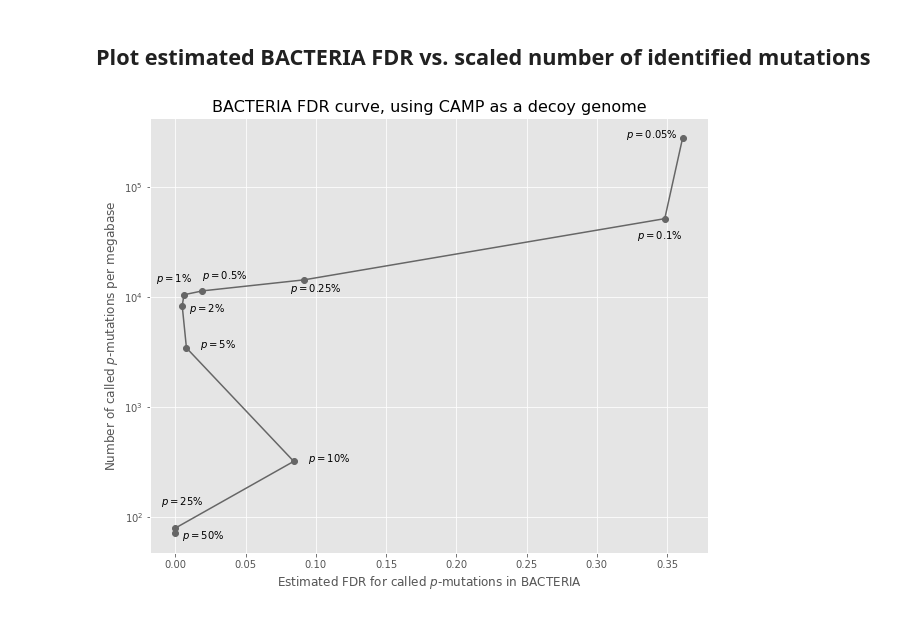
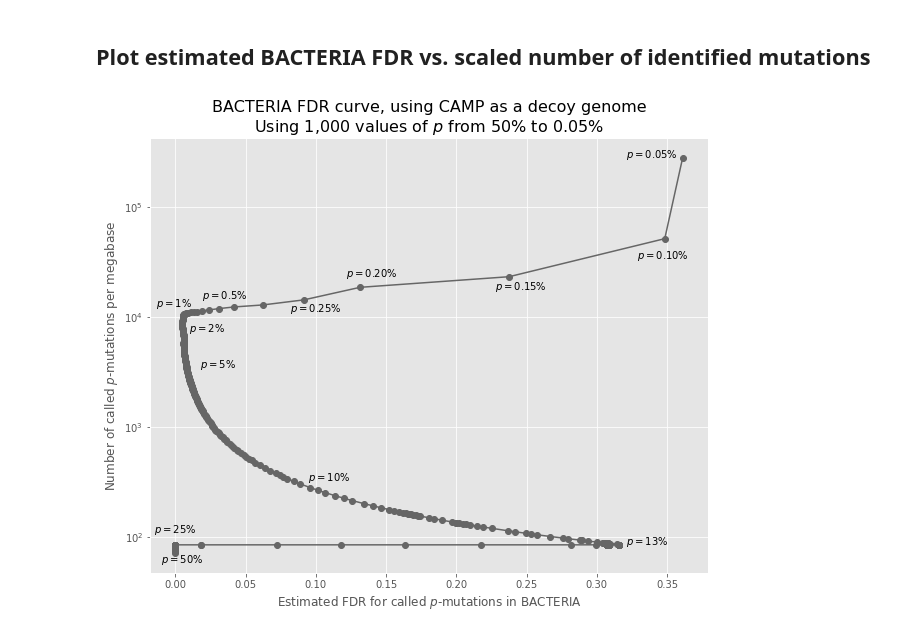
Before and after one commit to fedarko/sheepgut, a Jupyter notebook: notebooks/DemonstratingTargetDecoyApproach.ipynb, the cells around one changed output. Saved outputs shown, nothing was run; the diff lists cells and outputs as text; code cells hidden in the pictures.

Commit message:
LOTTTS of values of p; and speed up naive var calling

```diff
--- a/notebooks/DemonstratingTargetDecoyApproach.ipynb
+++ b/notebooks/DemonstratingTargetDecoyApproach.ipynb
@@ -13,5 +13,7 @@ seq2pos2pileup = pileup.load()
 
 We don't limit to "sufficiently-covered" positions here -- so we consider all regions throughout a genome.
 # %%
-percentages = [50, 25, 10, 5, 2, 1, 0.5, 0.25, 0.1, 0.05]
+# percentages = [50, 25, 20, 15, 12.5, 10, 7.5, 5, 2, 1, 0.5, 0.25, 0.2, 0.15, 0.1, 0.05]
+percentages = [p / 100 for p in range(5, 5001, 5)][::-1]
+print(percentages, len(percentages))
 p2pct = get_p2pct(percentages)
@@ -37,8 +38,9 @@ def naive_calling(seq, verbose=True):
         if verbose and pos % 100000 == 0:
             print(f"On {seq2name[seq]} position {pos:,} / {seqlen:,} ({100 * (pos / seqlen):.2f}%).")
         pos_pileup = seq2pos2pileup[seq][pos]
+        mfa_pct = pileup.get_max_freq_alt_nt_pct(pos_pileup)
         for p in percentages:
-            if pileup.naively_call_mutation(pos_pileup, p2pct[p]):
+            if mfa_pct > p2pct[p]:
                 p2called_mutations[p].append(pos)
 
     # We have the equation
@@ -115,6 +117,6 @@ for p in percentages:
     print(
         f"Estimated FDR for p = {p}% = "
         f"{camp_naive_p2numpermb[p]:,.2f} / {bacteria_naive_p2numpermb[p]:,.2f} = "
-        f"{p2bacteriafdr[p]:.2f}"
+        f"{p2bacteriafdr[p]:}"
     )
 # %% [output]
@@ -154,35 +163,47 @@ with open("misc-text/naive-calling-target-decoy.tex", "w") as of:
 # %%
 fig, ax = pyplot.subplots(1)
 
 # FDR
 x = []
 # number of mutations per megabase
 y = []
 for p in percentages:
     cx = p2bacteriafdr[p]
     cy = bacteria_naive_p2numpermb[p]
     x.append(cx)
     y.append(cy)
     # add labels (manually positioned). yeah, i know i know
-    if p == 50: dy = -8; dx = 0.005
-    elif p == 25: dy = 50; dx = -0.01
+    dy = None
+    dx = None
+    if p == 50: dy = -13; dx = -0.01
+    elif p == 25: dy = 30; dx = -0.015
+    elif p == 13: dy = 0; dx = 0.005
     elif p == 10: dy = 0; dx = 0.01
     elif p == 5: dy = 0; dx = 0.01
     elif p == 2: dy = -10**3; dx = 0.005
-    elif p == 1: dy = 10**3.5; dx = -0.02
+    elif p == 1: dy = 10**3.3; dx = -0.02
     elif p == 0.5: dy = 10**3.5; dx = 0.0
     elif p == 0.25: dy = -10**3.5; dx = -0.01
+    elif p == 0.2: dy = 10**3.65; dx = -0.01
+    elif p == 0.15: dy = -10**3.75; dx = -0.01
     elif p == 0.1: dy = -10**4.25; dx = -0.02
     elif p == 0.05: dy = 0; dx = -0.04
-    ax.text(cx + dx, cy + dy, f"$p = {p}\%$")
+    if dy is not None:
+        if p >= 1:
+            text = f"$p = {p:.0f}\%$"
+        elif p >= 0.5:
+            text = f"$p = {p:.1f}\%$"
+        else:
+            text = f"$p = {p:.2f}\%$"
+        ax.text(cx + dx, cy + dy, text)
 
 ax.plot(x, y, marker="o", color="#666666")
 ax.set_xlabel("Estimated FDR for called $p$-mutations in BACTERIA")
 ax.set_ylabel("Number of called $p$-mutations per megabase")
-ax.set_title("BACTERIA FDR curve, using CAMP as a decoy genome", fontsize=16)
+ax.set_title(f"BACTERIA FDR curve, using CAMP as a decoy genome\nUsing 1,000 values of $p$ from {max(percentages):.0f}% to {min(percentages):.2f}%", fontsize=16)
 use_thousands_sep(ax.yaxis)
 ax.set_yscale("symlog")
 fig.set_size_inches(10, 8)
 fig.savefig("figs/BACTERIA_FDR_CAMP_decoy.png", bbox_inches="tight")
 # %% [output]
-[figure, old version]
+[figure, new version]
```
Also changed, not shown: parts of 5 cells of this notebook, 2 other files.
